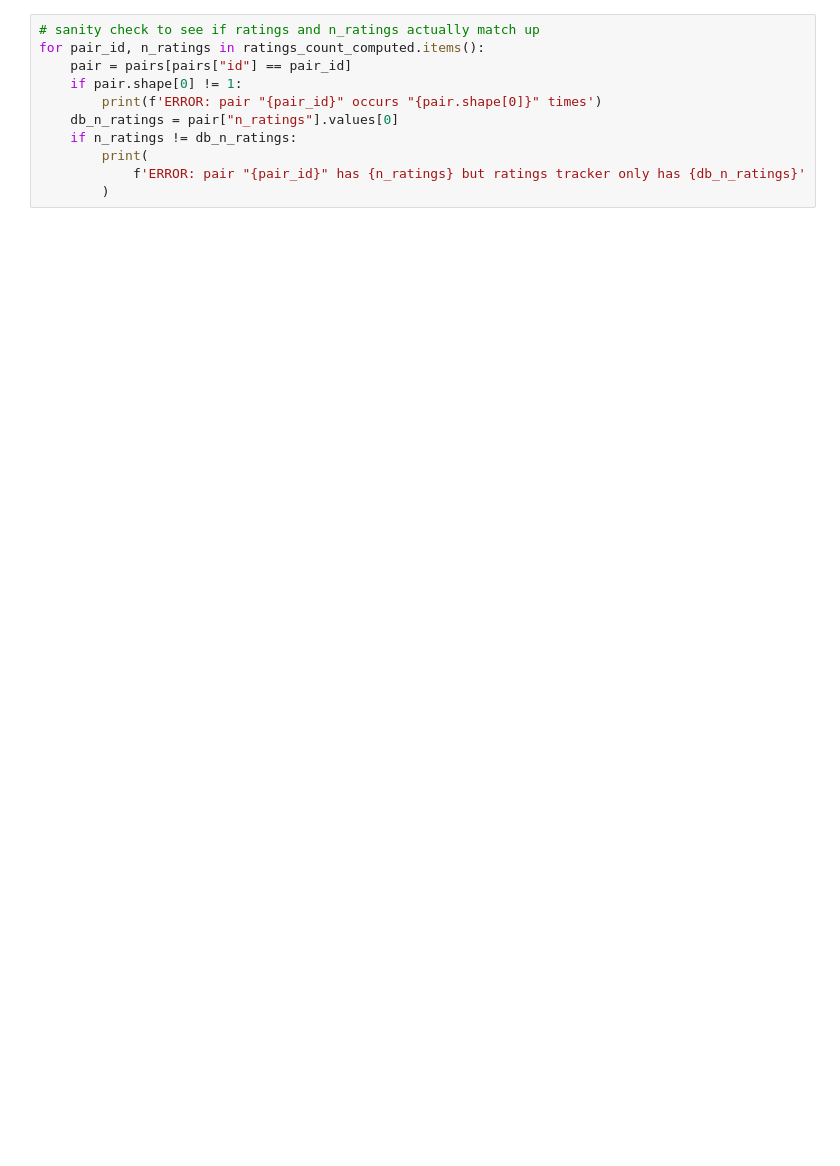
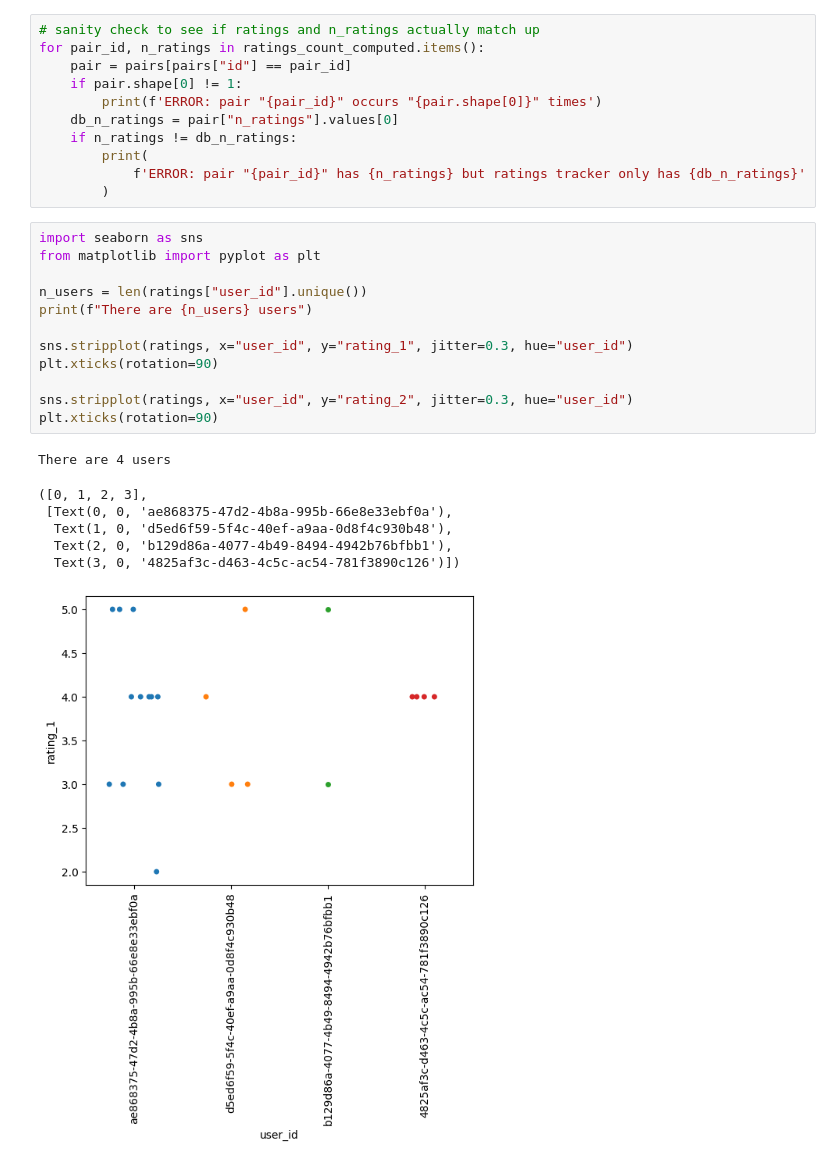
Before and after one commit to PaulErpen/eval-viewer, a Jupyter notebook: scripts/report.ipynb, the cells around one changed output. Saved outputs shown, nothing was run; the diff lists cells and outputs as text; blank space fills up the shorter version.

Commit message:
Add simple report for ratings per user

```diff
--- a/scripts/report.ipynb
+++ b/scripts/report.ipynb
@@ -51,3 +56,23 @@ for pair_id, n_ratings in ratings_count_computed.items():
         print(
             f'ERROR: pair "{pair_id}" has {n_ratings} but ratings tracker only has {db_n_ratings}'
         )
+# %%
+import seaborn as sns
+from matplotlib import pyplot as plt
+
+n_users = len(ratings["user_id"].unique())
+print(f"There are {n_users} users")
+
+sns.stripplot(ratings, x="user_id", y="rating_1", jitter=0.3, hue="user_id")
+plt.xticks(rotation=90)
+
+sns.stripplot(ratings, x="user_id", y="rating_2", jitter=0.3, hue="user_id")
+plt.xticks(rotation=90)
+# %% [output]
+There are 4 users
+([0, 1, 2, 3],
+ [Text(0, 0, 'ae868375-47d2-4b8a-995b-66e8e33ebf0a'),
+  Text(1, 0, 'd5ed6f59-5f4c-40ef-a9aa-0d8f4c930b48'),
+  Text(2, 0, 'b129d86a-4077-4b49-8494-4942b76bfbb1'),
+  Text(3, 0, '4825af3c-d463-4c5c-ac54-781f3890c126')])
+[figure, added]
```
Also changed, not shown: parts of 5 cells of this notebook, 2 other files.
